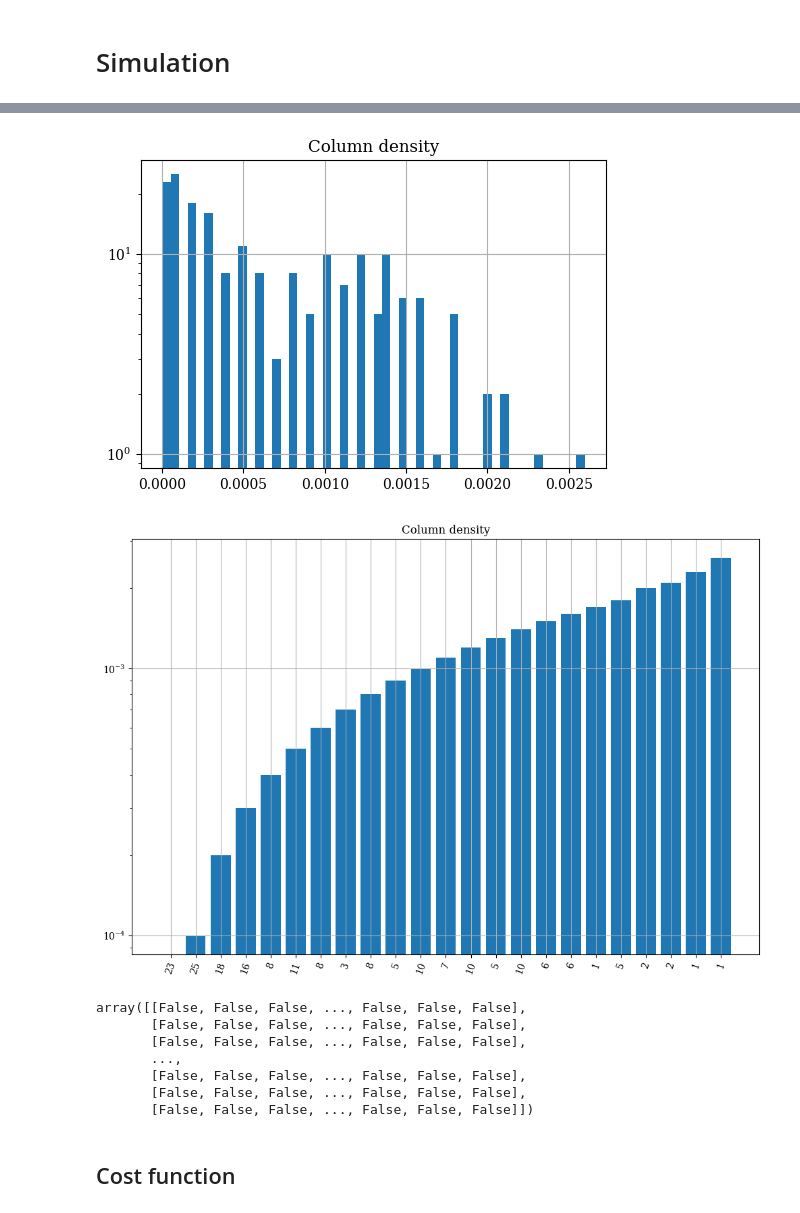
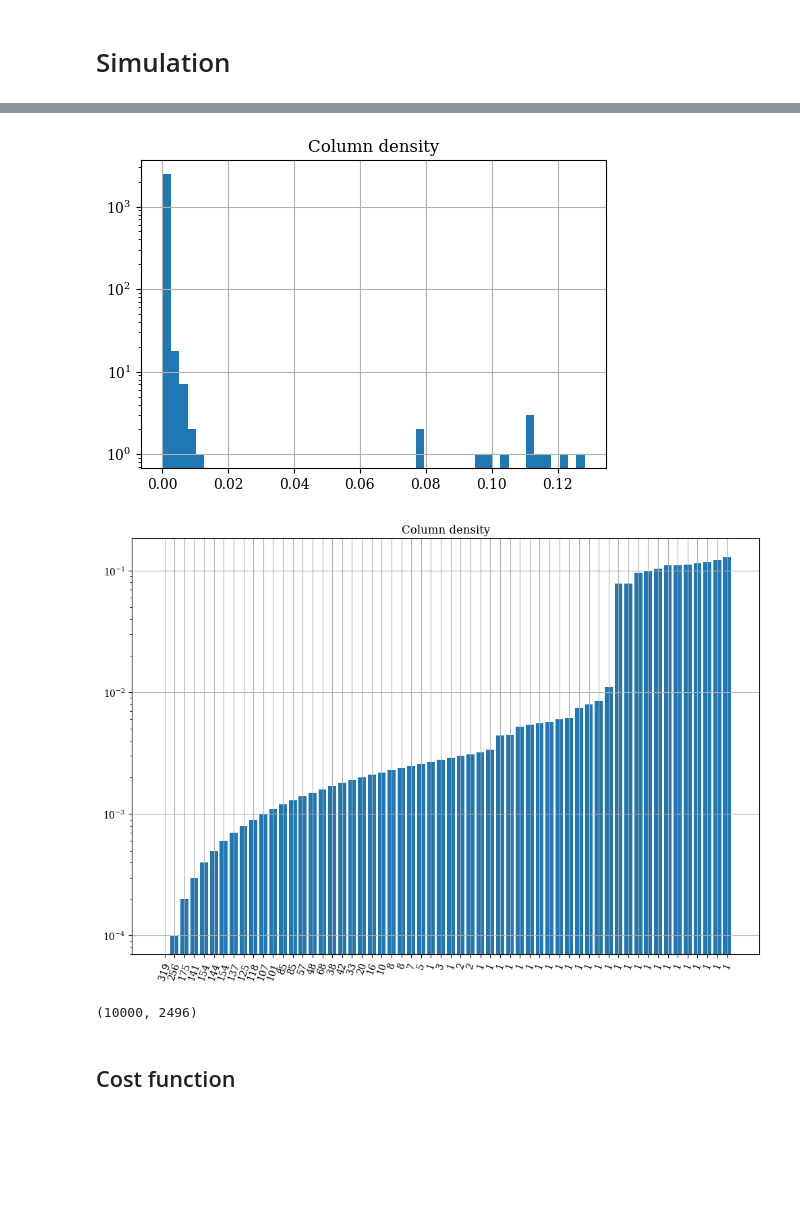
Before and after one commit to ratschlab/metagraph, a Jupyter notebook: analysis.ipynb, the cells around one changed output, grey strips where cells are left out. Drawn from its saved outputs; the diff is of its cells as text; code cells hidden in the pictures; blank space fills up the shorter version.

```diff
--- a/analysis.ipynb
+++ b/analysis.ipynb
@@ -174,0 +180,3 @@ stats.iloc[-15:]
+# %%
+stats = pd.read_csv('df_dump.csv', index_col=0)
+stats.head()
@@ -264,9 +279,5 @@ array([nan, nan, nan, ..., nan, nan, nan])
 # %%
 stats.sort_values('Density', inplace=True)
-densities = stats['Density'].values[stats['Density'] >= 0]
-
-num_rows = 10000
-
-cols = np.random.random((num_rows, len(densities))) <= densities
+stats = stats.loc[stats['Density'] >= 0]
 # %%
 plt.subplots(1, 1, figsize=(6, 4))
@@ -280,14 +291,18 @@ plt.show()
+# %%
+num_rows = 10000
+
+cols = np.random.random((num_rows, stats.shape[0])) <= stats['Density'].values
 # %%
-densities = sorted(cols.mean(0))
+densities = cols.mean(0)
 
 plt.subplots(1, 1, figsize=(6, 4))
-plt.hist(sorted(densities), bins=50)
+plt.hist(densities, bins=50)
 plt.title('Column density')
 plt.yscale('log')
 plt.grid()
 plt.show()
 # %% [output]
-[figure, old version]
+[figure, new version]
 # %%
 plt.subplots(1, 1, figsize=(12, 8))
 unique_densities = np.unique(densities)
@@ -300,17 +315,11 @@ plt.yscale('log')
 plt.grid()
 plt.show()
 # %% [output]
-[figure, old version]
+[figure, new version]
 # %%
-cols
+cols.shape
 # %% [output]
-array([[False, False, False, ..., False, False, False],
-       [False, False, False, ..., False, False, False],
-       [False, False, False, ..., False, False, False],
-       ...,
-       [False, False, False, ..., False, False, False],
-       [False, False, False, ..., False, False, False],
-       [False, False, False, ..., False, False, False]])
+(10000, 2496)
 # %% [markdown]
 ## Cost function
 # %%
```
Also changed, not shown: parts of 54 cells of this notebook.
